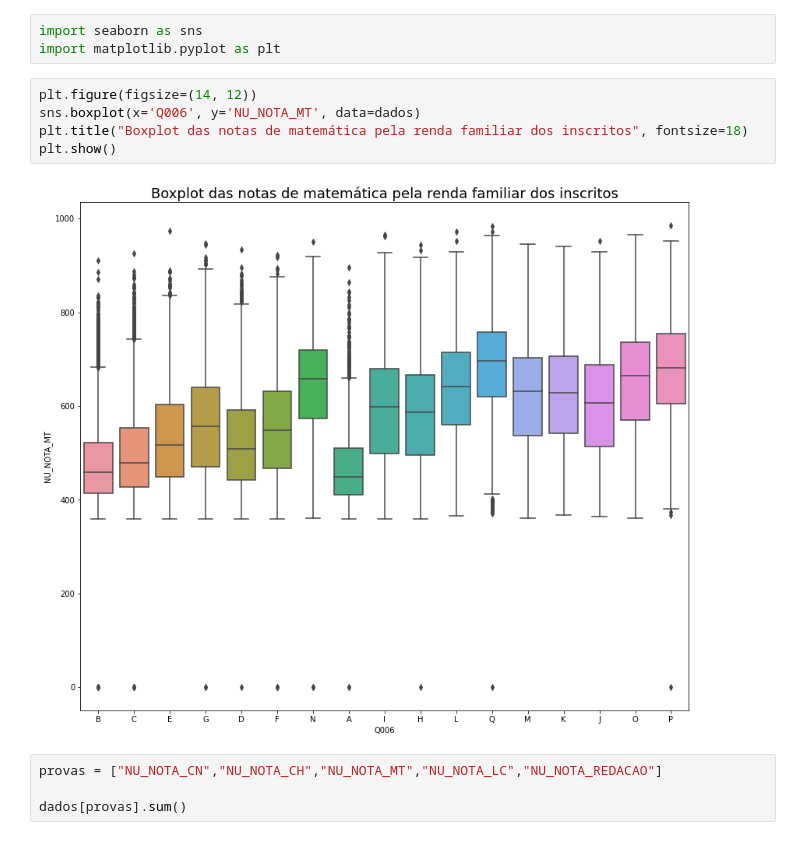
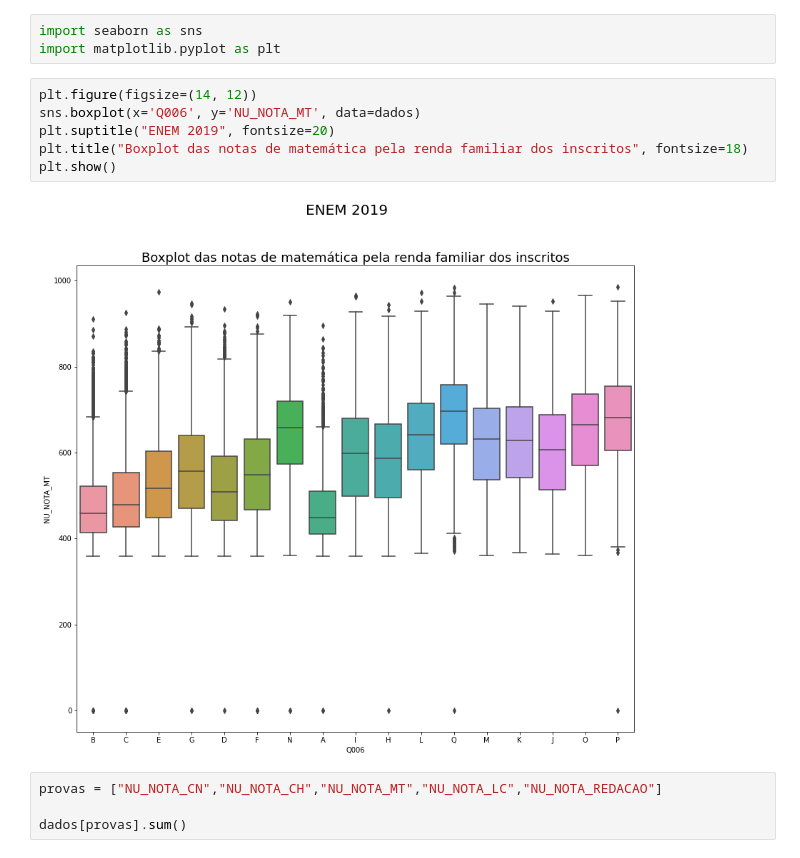
Before and after one commit to renatotvs/-imersao-dados-Alura, a Jupyter notebook: aula02_imersao_dados_analise_exploratoria.ipynb, the cells around one changed output. Drawn from its saved outputs; the diff is of its cells as text.

```diff
--- a/aula02_imersao_dados_analise_exploratoria.ipynb
+++ b/aula02_imersao_dados_analise_exploratoria.ipynb
@@ -23,10 +23,11 @@ import matplotlib.pyplot as plt
 # %%
 plt.figure(figsize=(14, 12))
 sns.boxplot(x='Q006', y='NU_NOTA_MT', data=dados)
+plt.suptitle("ENEM 2019", fontsize=20)
 plt.title("Boxplot das notas de matemática pela renda familiar dos inscritos", fontsize=18)
 plt.show()
 # %% [output]
-[figure, old version]
+[figure, new version]
 # %%
 provas = ["NU_NOTA_CN","NU_NOTA_CH","NU_NOTA_MT","NU_NOTA_LC","NU_NOTA_REDACAO"]
 
```
Also changed, not shown: parts of 12 cells of this notebook.
